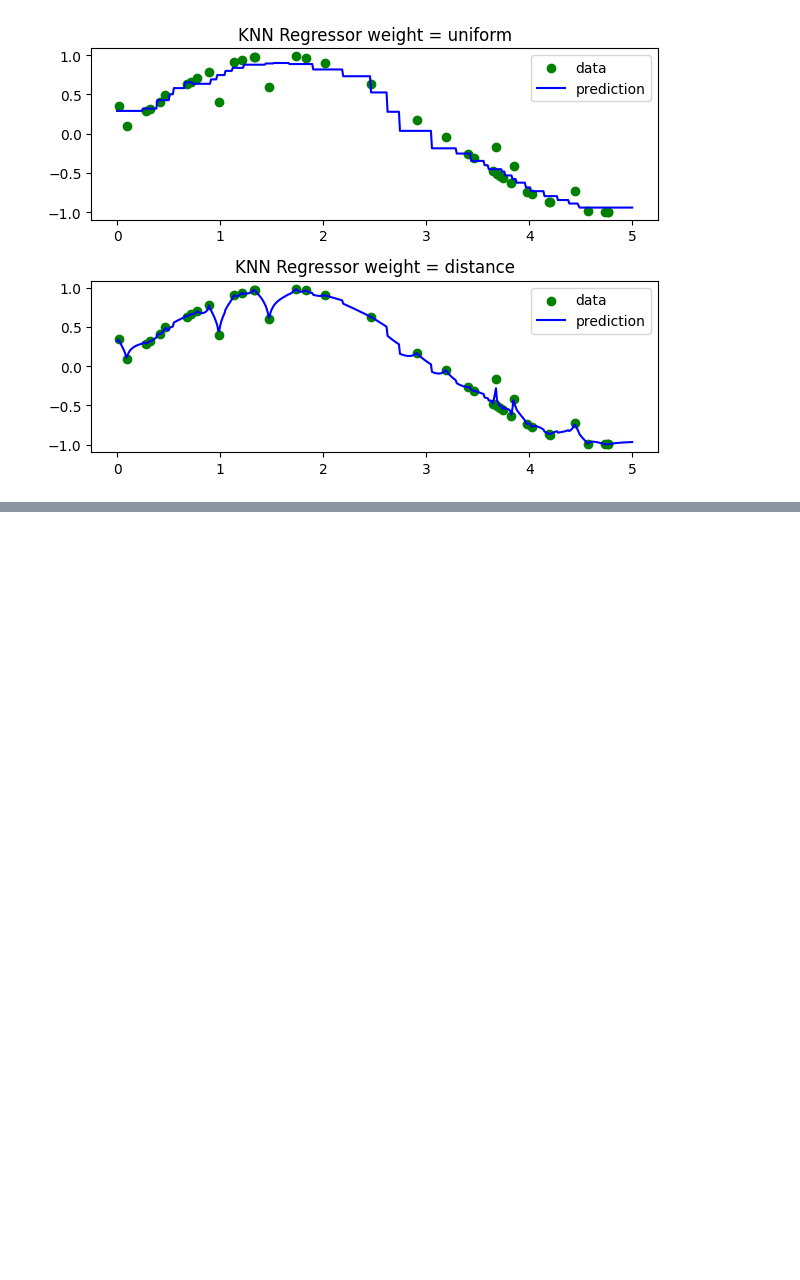
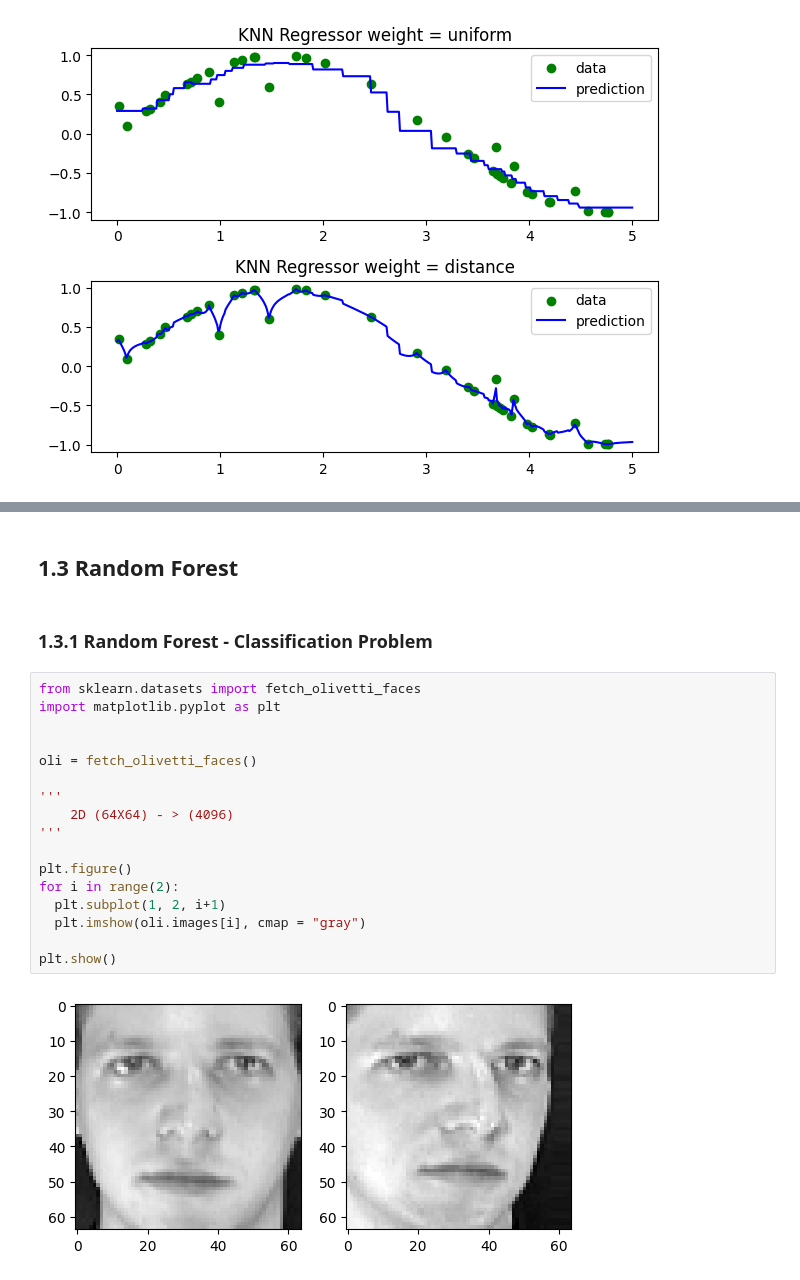
Before and after one commit to orhanaydinn/machineLearning, a Jupyter notebook: machineLearning_Techniques.ipynb, the cells around one changed output, grey strips where cells are left out. Drawn from its saved outputs; the diff is of its cells as text; blank space fills up the shorter version.

```diff
--- a/machineLearning_Techniques.ipynb
+++ b/machineLearning_Techniques.ipynb
@@ -199,0 +351,23 @@ plt.show
+# %% [markdown]
+## 1.3 Random Forest
+# %% [markdown]
+### 1.3.1 Random Forest - Classification Problem
+# %%
+from sklearn.datasets import fetch_olivetti_faces
+import matplotlib.pyplot as plt
+
+
+oli = fetch_olivetti_faces()
+
+'''
+    2D (64X64) - > (4096)
+'''
+
+plt.figure()
+for i in range(2):
+  plt.subplot(1, 2, i+1)
+  plt.imshow(oli.images[i], cmap = "gray")
+
+plt.show()
+# %% [output]
+[figure, added]
```
Also changed, not shown: parts of 35 cells of this notebook.
